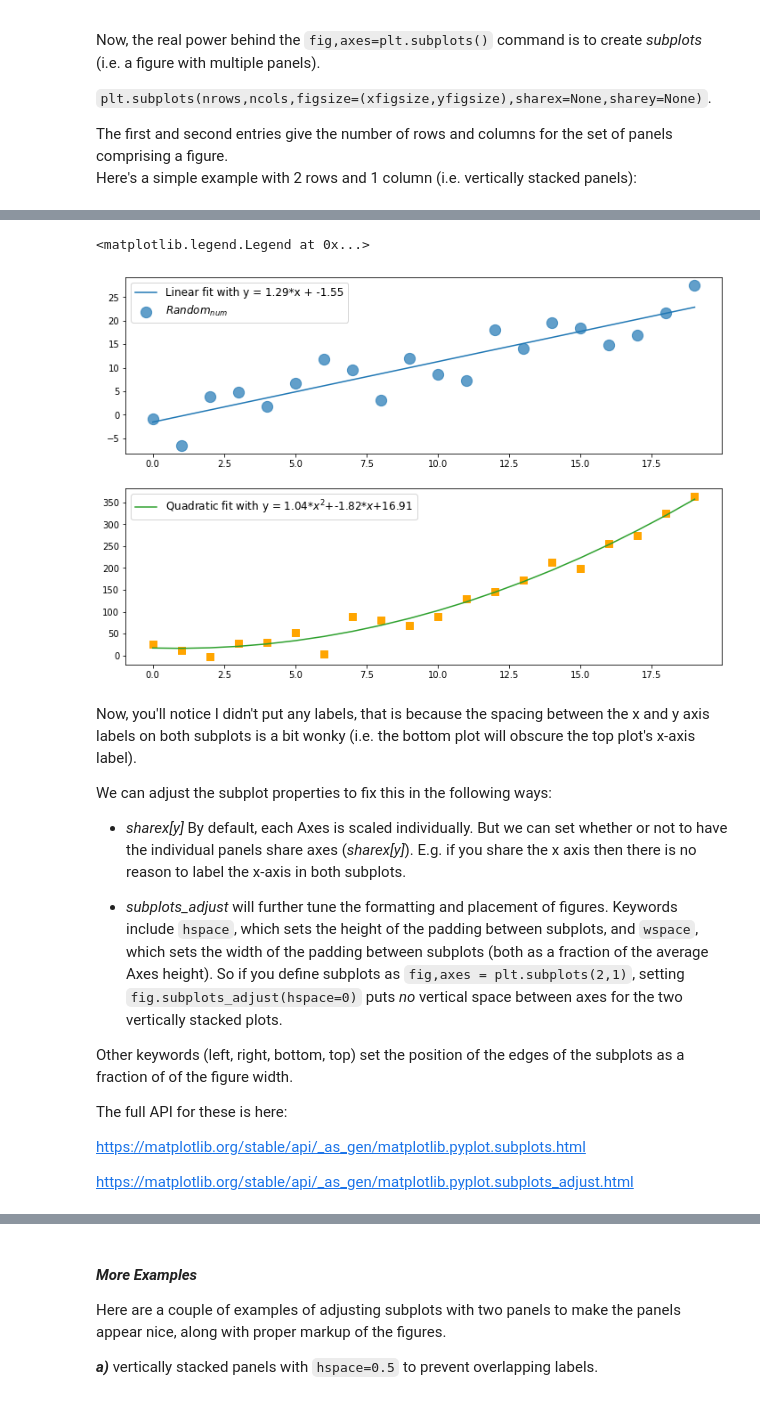
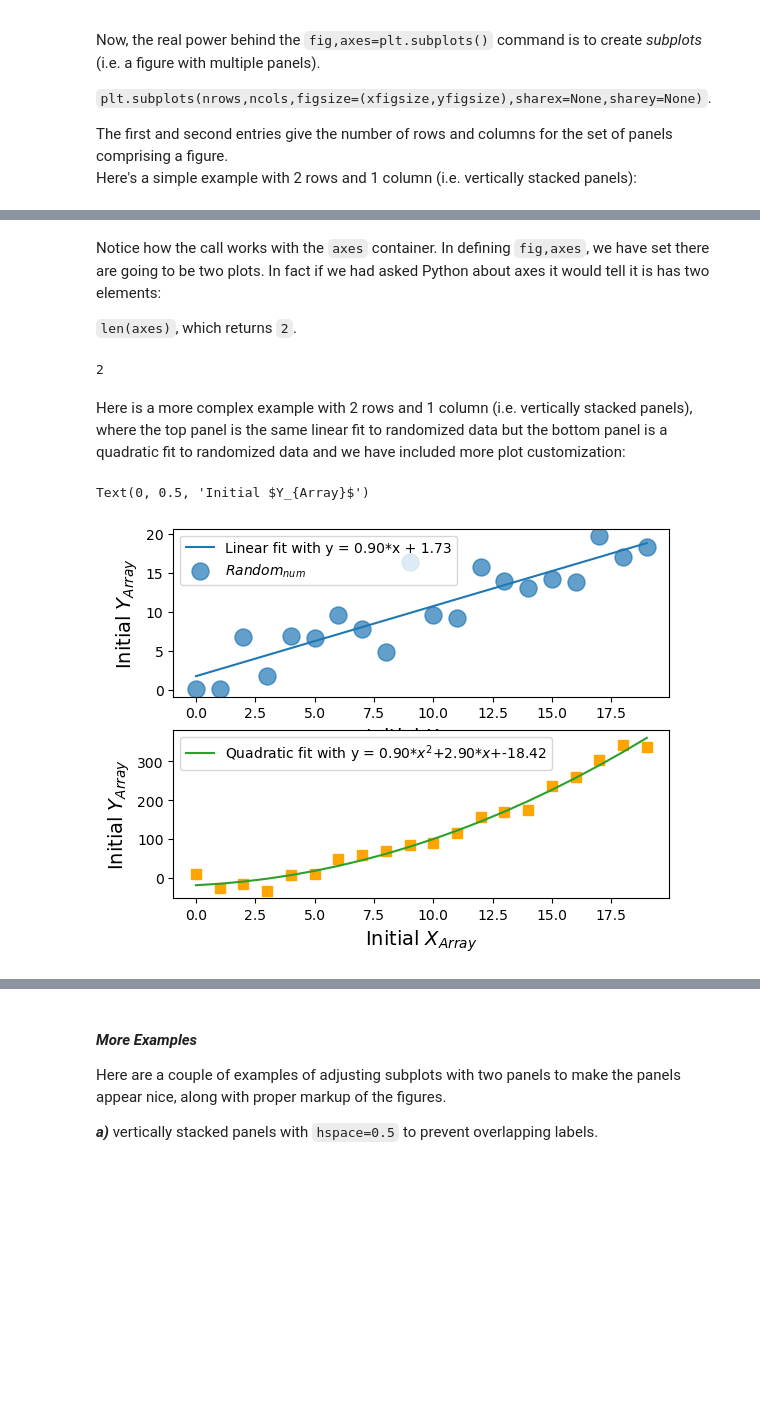
Before and after one commit to thaynecurrie/phys7903_fall2024, a Jupyter notebook: ScientificPythonNotes/Matplotlib/Python_matplotlib_part2a.ipynb, the cells around one changed output, grey strips where cells are left out. Saved outputs shown, nothing was run; the diff lists cells and outputs as text; code cells hidden in the pictures; blank space fills up the shorter version.

```diff
--- a/ScientificPythonNotes/Matplotlib/Python_matplotlib_part2a.ipynb
+++ b/ScientificPythonNotes/Matplotlib/Python_matplotlib_part2a.ipynb
@@ -15,26 +15,3 @@
 
 The first and second entries give the number of rows and columns for the set of panels comprising a figure.
 Here's a simple example with 2 rows and 1 column (i.e. vertically stacked panels):
-# %%
-#preamble stuff
-import matplotlib.pyplot as plt
-import numpy as np
-
-%matplotlib inline
-
-from matplotlib import rcParams
-rcParams['figure.figsize']=[12,8]
-
-xarray=np.arange(0,20)
-yarray=np.arange(20)+3*np.random.rand(20)
-yarray2=yarray*1.25
-
-#two rows, one column
-fig,axes=plt.subplots(2,1)
-
-print(len(axes))
-
-axes[0].scatter(xarray,yarray,label='Random Data')
-axes[1].scatter(xarray,yarray2,label='More Random Data')
-axes[0].legend(loc='best')
-axes[1].legend(loc='best')
@@ -51,3 +46,13 @@ Here is a more complex example with 2 rows and 1 column (i.e. vertically stacked
+# %% [markdown]
+Notice how the call works with the ``axes`` container.    In defining ``fig,axes``, we have set there are going to be two plots.   In fact if we had asked Python about axes it would tell it is has two elements:
+
+``len(axes)``, which returns ``2``.
+# %%
+len(axes)
+# %% [output]
+2
+# %% [markdown]
+Here is a more complex example with 2 rows and 1 column (i.e. vertically stacked panels), where the top panel is the same linear fit to randomized data but the bottom panel is a quadratic fit to randomized data and we have included more plot customization:
 # %%
 ###(Ex_2.1)
 
@@ -58,50 +63,38 @@ yarray=np.arange(20)+3*np.random.randn(20)
 
 a,b=np.polyfit(xarray,yarray,1)
  #a polynomial fit of degree one
 
  #yarray2 again varied +/- about x but with different amount of 20*random_number
 yarray2=(np.arange(20))**2.+20*np.random.randn(20)
 
  #polynomial of degree two
 a2,b2,c2=np.polyfit(xarray,yarray2,2)
 
 poly=np.poly1d(np.polyfit(xarray,yarray2,2))
  #a convenience class to write the polynomial fit
 
  #two rows, 1 column: i.e. the plots are vertically stacked
 fig,axes=plt.subplots(2,1)
 
  #first subplot
 axes[0].plot(xarray,xarray*a+b,label='Linear fit with y = {0:.2f}*x + {1:.2f}'.format(a,b))
 axes[0].scatter(xarray,yarray,marker='o',s=150,alpha=0.7,label=r'$Random_{num}$')
-axes[0].legend(loc='best',fontsize='large')
+axes[0].legend(loc='best',fontsize='medium')
+axes[0].set_xlabel('Initial $X_{Array}$',size=14)#commenting this out, see the notes below
+axes[0].set_ylabel('Initial $Y_{Array}$',size=14)
 
  #second subplot
 axes[1].plot(xarray,poly(xarray),c='tab:green',
   label=r'Quadratic fit with y = {0:.2f}*$x^2$+{1:.2f}*$x$+{2:.2f}'.format(a2,b2,c2))
 
 axes[1].scatter(xarray,yarray2,marker='s',c='orange',s=50)
-axes[1].legend(loc='best',fontsize='large')
+axes[1].legend(loc='best',fontsize='medium')
+axes[1].set_xlabel('Initial $X_{Array}$',size=14)
+axes[1].set_ylabel('Initial $Y_{Array}$',size=14)
 
 # plt.show()
 
 #![](./code/sect2/figures/Ex2_1.png)
 # %% [output]
-<matplotlib.legend.Legend at 0x...>
+Text(0, 0.5, 'Initial $Y_{Array}$')
-[figure, old version]
+[figure, new version]
-# %% [markdown]
-Now, you'll notice I didn't put any labels, that is because the spacing between the x and y axis labels on both subplots is a bit wonky (i.e. the bottom plot will obscure the top plot's x-axis label).
-
-We can adjust the subplot properties to fix this in the following ways:
-
-- _sharex[y]_  By default, each Axes is scaled individually.  But we can set whether or not to have the individual panels share axes (_sharex[y]_).  E.g. if you share the x axis then there is no reason to label the x-axis in both subplots.
-
-- _subplots\_adjust_ will further tune the formatting and placement of figures.  Keywords include ``hspace``, which sets the height of the padding between subplots, and ``wspace``, which sets the width of the padding between subplots (both as a fraction of the average Axes height).   So if you define subplots as ``fig,axes = plt.subplots(2,1)``, setting ``fig.subplots_adjust(hspace=0)`` puts *no* vertical space between axes for the two vertically stacked plots.
-
-Other keywords (left, right, bottom, top) set the position of the edges of the subplots as a fraction of of the figure width.
-
-The full API for these is here:
-
-[https://matplotlib.org/stable/api/\_as\_gen/matplotlib.pyplot.subplots.html]()
-
-[https://matplotlib.org/stable/api/\_as\_gen/matplotlib.pyplot.subplots\_adjust.html]()
```
Also changed, not shown: parts of 14 cells of this notebook, 3 other files.
